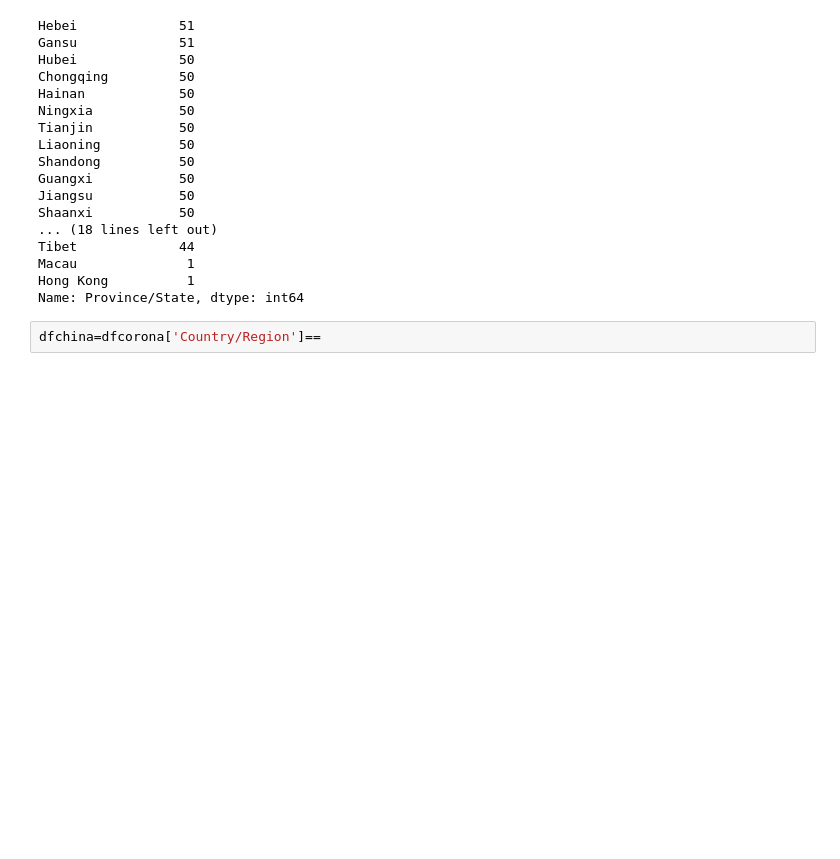
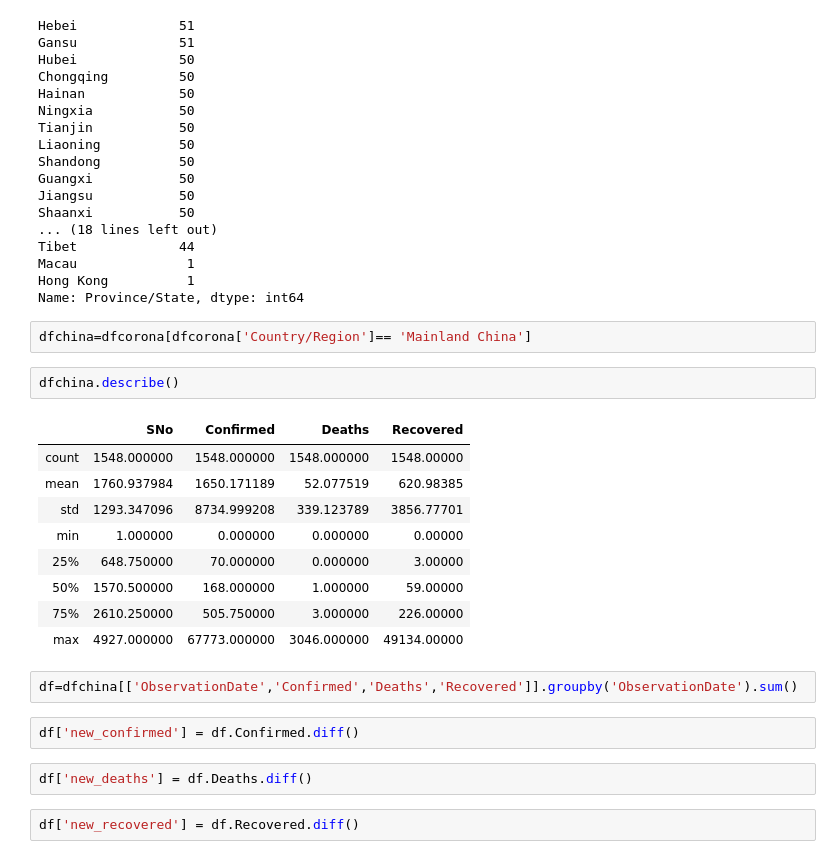
Before and after one commit to smamane/Corona-virus-propagation, a Jupyter notebook: corona.ipynb, the cells around one changed output. Drawn from its saved outputs; the diff is of its cells as text; blank space fills up the shorter version.

```diff
--- a/corona.ipynb
+++ b/corona.ipynb
@@ -82,4 +82,24 @@ Macau              1
 Hong Kong          1
 Name: Province/State, dtype: int64
 # %%
-dfchina=dfcorona['Country/Region']==
+dfchina=dfcorona[dfcorona['Country/Region']== 'Mainland China']
+# %%
+dfchina.describe()
+# %% [output]
+|  | SNo | Confirmed | Deaths | Recovered |
+| count | 1548.000000 | 1548.000000 | 1548.000000 | 1548.00000 |
+| mean | 1760.937984 | 1650.171189 | 52.077519 | 620.98385 |
+| std | 1293.347096 | 8734.999208 | 339.123789 | 3856.77701 |
+| min | 1.000000 | 0.000000 | 0.000000 | 0.00000 |
+| 25% | 648.750000 | 70.000000 | 0.000000 | 3.00000 |
+| 50% | 1570.500000 | 168.000000 | 1.000000 | 59.00000 |
+| 75% | 2610.250000 | 505.750000 | 3.000000 | 226.00000 |
+| max | 4927.000000 | 67773.000000 | 3046.000000 | 49134.00000 |
+# %%
+df=dfchina[['ObservationDate','Confirmed','Deaths','Recovered']].groupby('ObservationDate').sum()
+# %%
+df['new_confirmed'] = df.Confirmed.diff()
+# %%
+df['new_deaths'] = df.Deaths.diff()
+# %%
+df['new_recovered'] = df.Recovered.diff()
```
Also changed, not shown: parts of 1 cell of this notebook.
